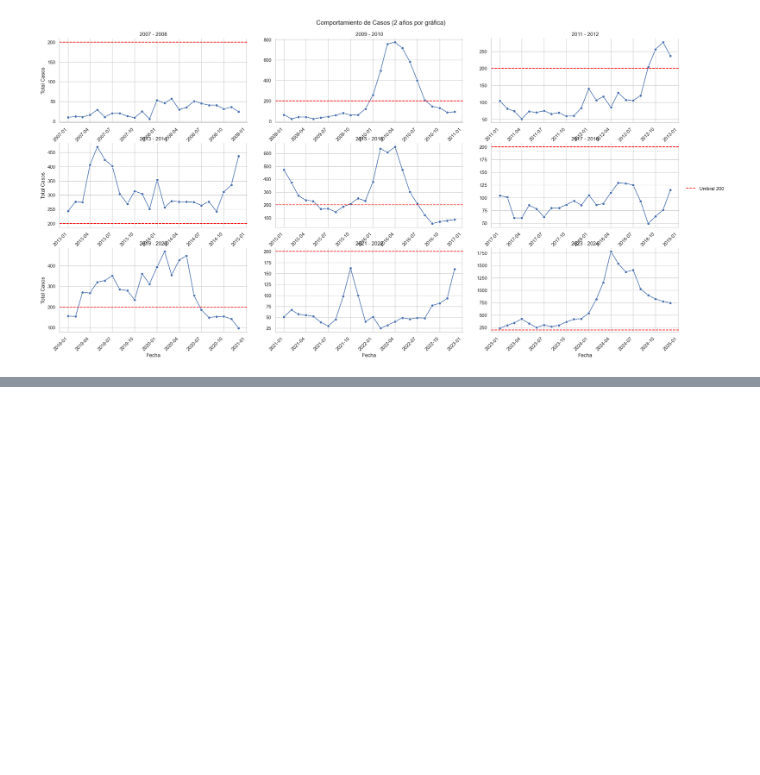
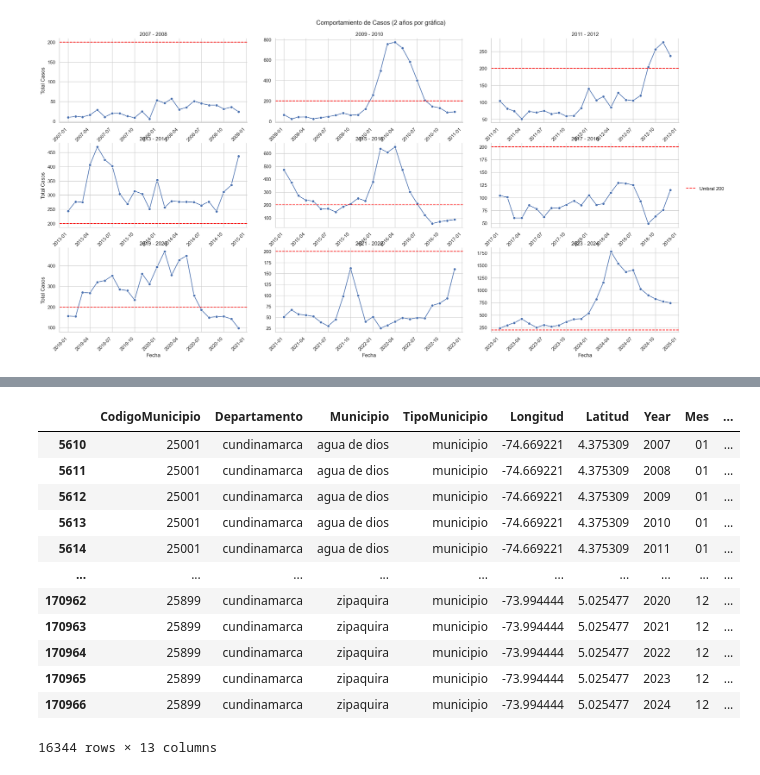
Before and after one commit to SergioSG24/aedes_prototype, a Jupyter notebook: BaseDengue.ipynb, the cells around one changed output, grey strips where cells are left out. Cells and saved outputs as stored; diff of their text form; code cells hidden in the pictures; blank space fills up the shorter version.

```diff
--- a/BaseDengue.ipynb
+++ b/BaseDengue.ipynb
@@ -463,0 +563,16 @@ for col in cols:
+# %%
+df_cund
+# %% [output]
+|  | CodigoMunicipio | Departamento | Municipio | TipoMunicipio | Longitud | Latitud | Year | Mes | ... |
+| 5610 | 25001 | cundinamarca | agua de dios | municipio | -74.669221 | 4.375309 | 2007 | 01 | ... |
+| 5611 | 25001 | cundinamarca | agua de dios | municipio | -74.669221 | 4.375309 | 2008 | 01 | ... |
+| 5612 | 25001 | cundinamarca | agua de dios | municipio | -74.669221 | 4.375309 | 2009 | 01 | ... |
+| 5613 | 25001 | cundinamarca | agua de dios | municipio | -74.669221 | 4.375309 | 2010 | 01 | ... |
+| 5614 | 25001 | cundinamarca | agua de dios | municipio | -74.669221 | 4.375309 | 2011 | 01 | ... |
+| ... | ... | ... | ... | ... | ... | ... | ... | ... | ... |
+| 170962 | 25899 | cundinamarca | zipaquira | municipio | -73.994444 | 5.025477 | 2020 | 12 | ... |
+| 170963 | 25899 | cundinamarca | zipaquira | municipio | -73.994444 | 5.025477 | 2021 | 12 | ... |
+| 170964 | 25899 | cundinamarca | zipaquira | municipio | -73.994444 | 5.025477 | 2022 | 12 | ... |
+| 170965 | 25899 | cundinamarca | zipaquira | municipio | -73.994444 | 5.025477 | 2023 | 12 | ... |
+| 170966 | 25899 | cundinamarca | zipaquira | municipio | -73.994444 | 5.025477 | 2024 | 12 | ... |
+16344 rows × 13 columns
```
Also changed, not shown: parts of 5 cells of this notebook, 1 other file.
